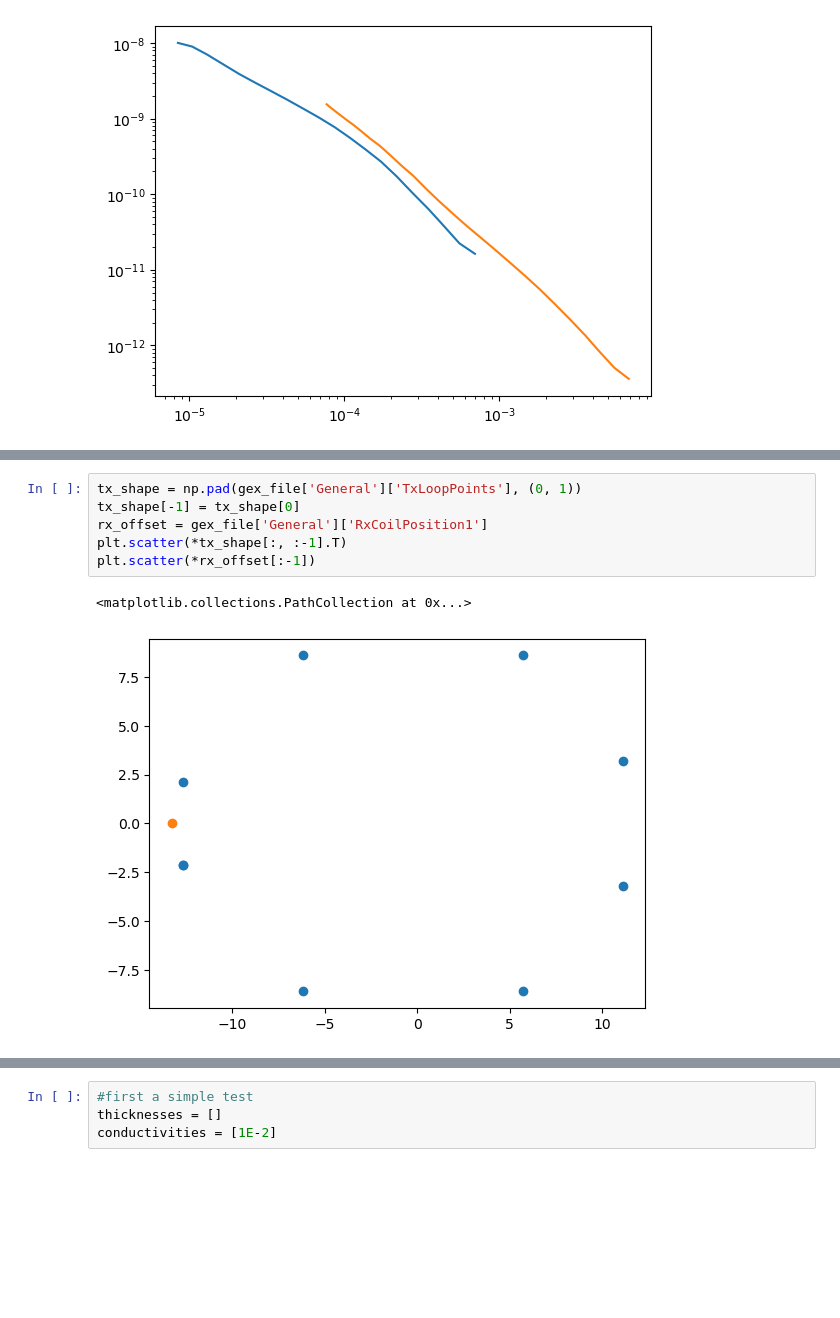
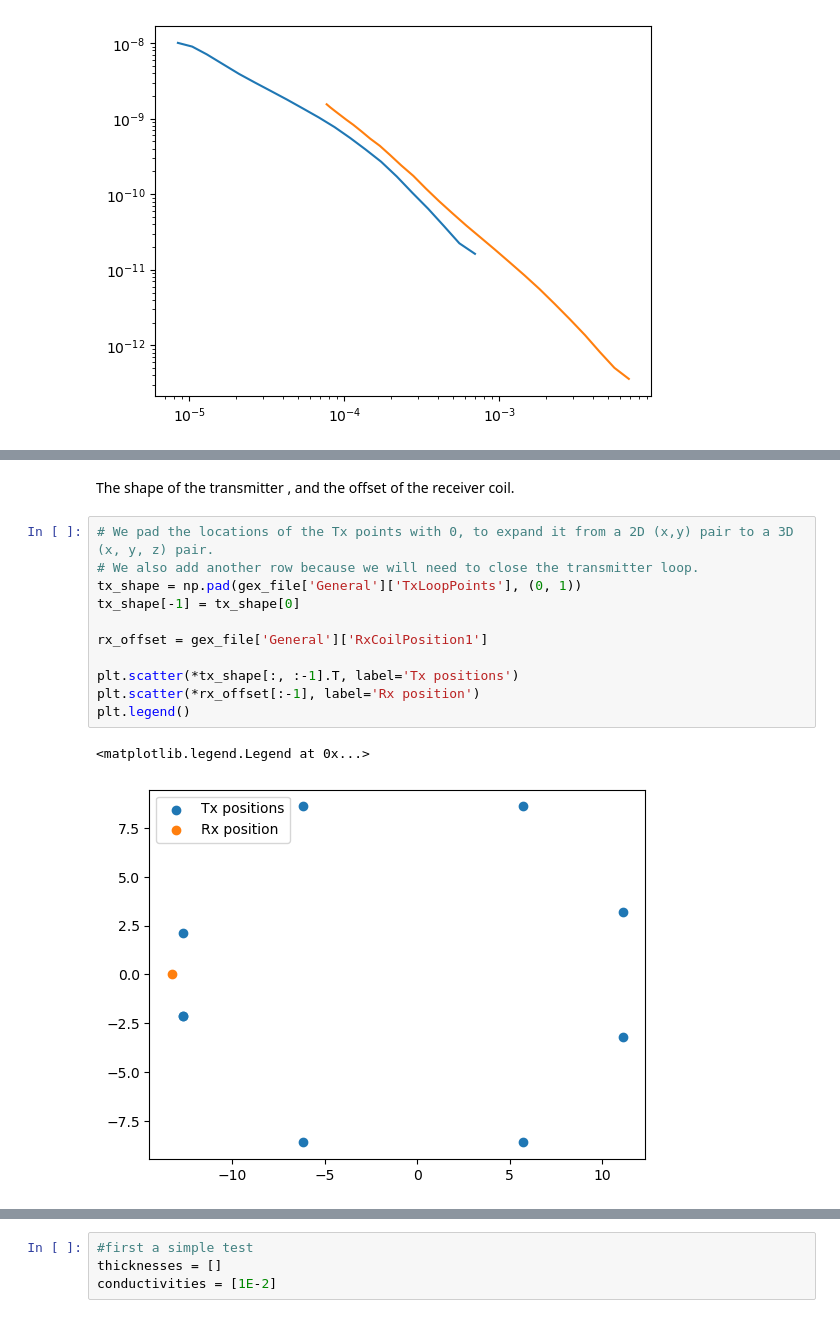
Before and after one commit to simpeg/segns-2024-tutorial, a Jupyter notebook: notebooks/skytem-inversion.ipynb, the cells around one changed output, grey strips where cells are left out. Drawn from its saved outputs; the diff is of its cells as text; blank space fills up the shorter version.

```diff
--- a/notebooks/skytem-inversion.ipynb
+++ b/notebooks/skytem-inversion.ipynb
@@ -129,10 +244,17 @@ plt.plot(hm_wave_time, hm_wave_form)
 [figure]
+# %% [markdown]
+The shape of the transmitter , and the offset of the receiver coil.
 # %%
+# We pad the locations of the Tx points with 0, to expand it from a 2D (x,y) pair to a 3D (x, y, z) pair.
+# We also add another row because we will need to close the transmitter loop.
 tx_shape = np.pad(gex_file['General']['TxLoopPoints'], (0, 1))
 tx_shape[-1] = tx_shape[0]
+
 rx_offset = gex_file['General']['RxCoilPosition1']
-plt.scatter(*tx_shape[:, :-1].T)
-plt.scatter(*rx_offset[:-1])
+
+plt.scatter(*tx_shape[:, :-1].T, label='Tx positions')
+plt.scatter(*rx_offset[:-1], label='Rx position')
+plt.legend()
 # %% [output]
-<matplotlib.collections.PathCollection at 0x...>
+<matplotlib.legend.Legend at 0x...>
-[figure, old version]
+[figure, new version]
```
Also changed, not shown: parts of 117 cells of this notebook.
